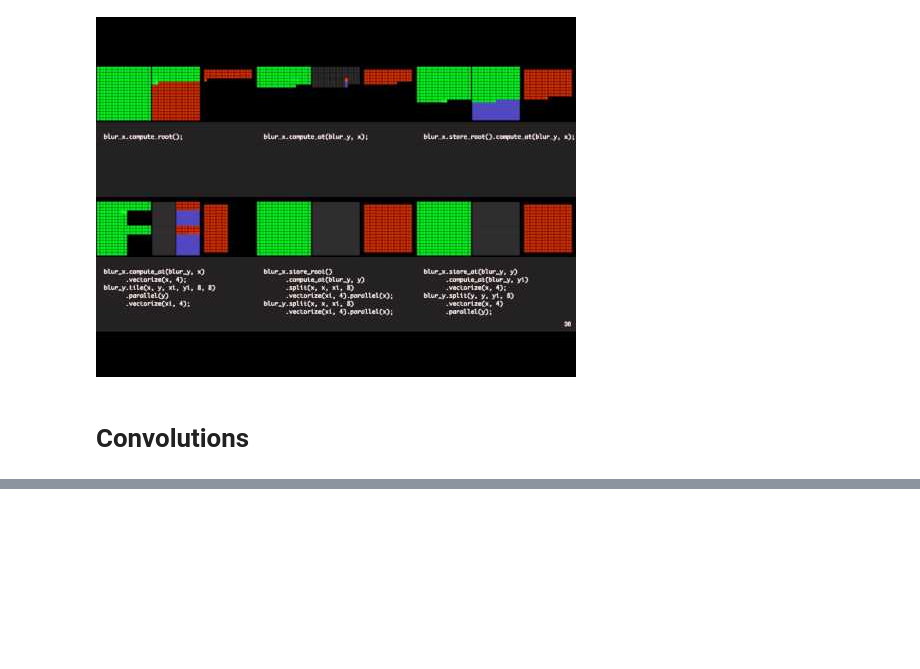
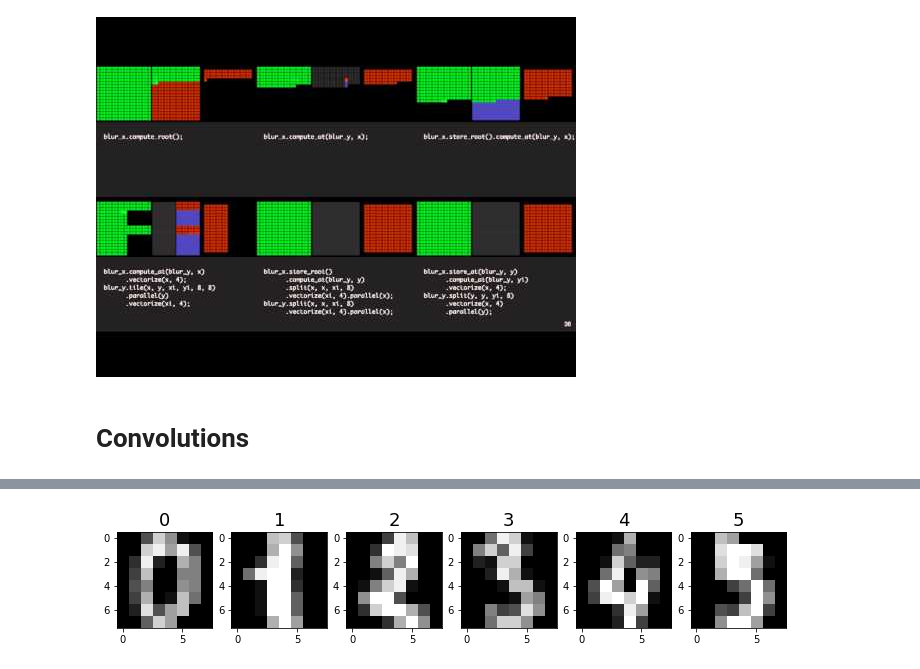
Before and after one commit to akashpalrecha/computational-linear-algebra, a Jupyter notebook: 01_lesson1.ipynb, the cells around one changed output, grey strips where cells are left out. Drawn from its saved outputs; the diff is of its cells as text; code cells hidden in the pictures; blank space fills up the shorter version.

```diff
--- a/01_lesson1.ipynb
+++ b/01_lesson1.ipynb
@@ -222,0 +293,4 @@ YouTubeVideo("3uiEyEKji0M")
+# %%
+plots(ims=images[:6], titles=labels[:6])
+# %% [output]
+[figure, added]
```
Also changed, not shown: parts of 24 cells of this notebook, 5 other files.
